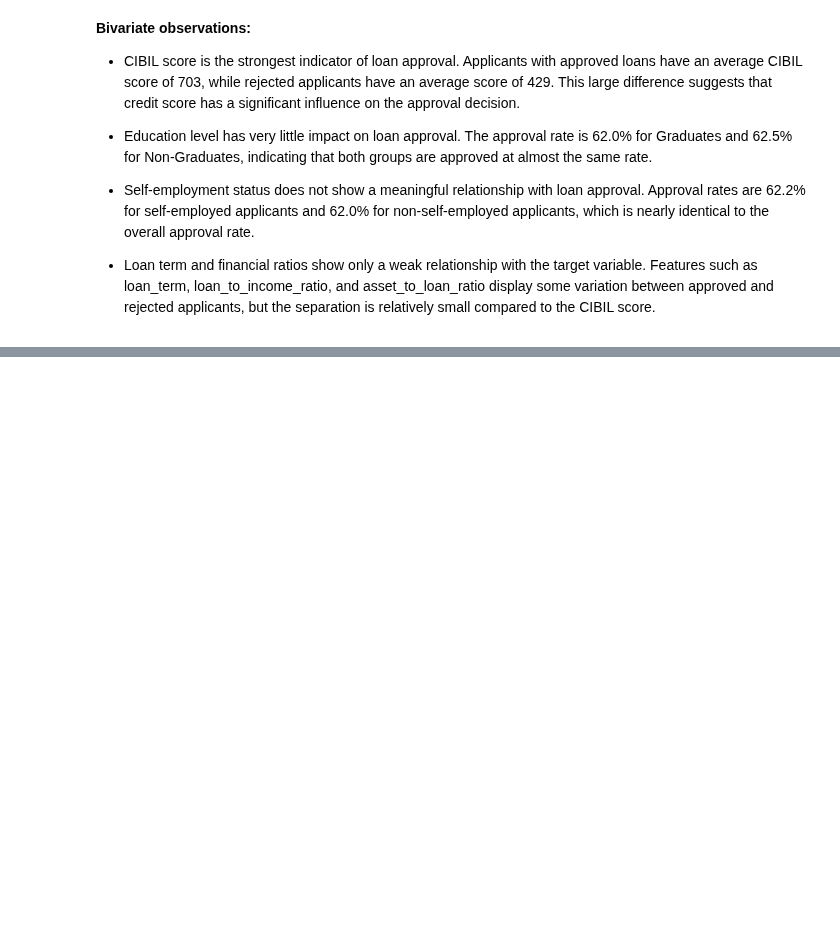
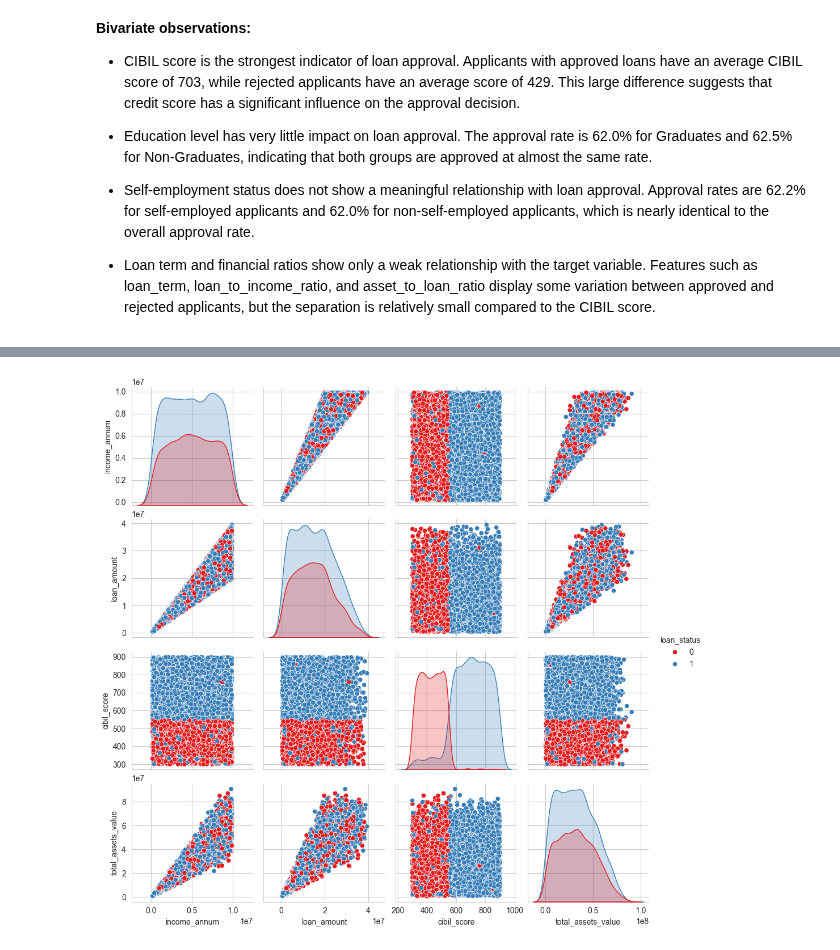
Before and after one commit to nirojthapa11/loan-approval-prediction, a Jupyter notebook: notebooks/03_eda_feature_selection.ipynb, the cells around one changed output, grey strips where cells are left out. Saved outputs shown, nothing was run; the diff lists cells and outputs as text; code cells hidden in the pictures; blank space fills up the shorter version.

```diff
--- a/notebooks/03_eda_feature_selection.ipynb
+++ b/notebooks/03_eda_feature_selection.ipynb
@@ -110,0 +123,8 @@ plt.show()
+# %%
+key_features = ["income_annum", "loan_amount", "cibil_score", "total_assets_value", "loan_status"]
+key_features = [c for c in key_features if c in df.columns]
+sns.pairplot(df[key_features], hue="loan_status", diag_kind="kde", palette="Set1")
+plt.savefig("../images/day3_pairplot.png", dpi=100)
+plt.show()
+# %% [output]
+[figure, added]
```
Also changed, not shown: parts of 8 cells of this notebook, 2 other files.
